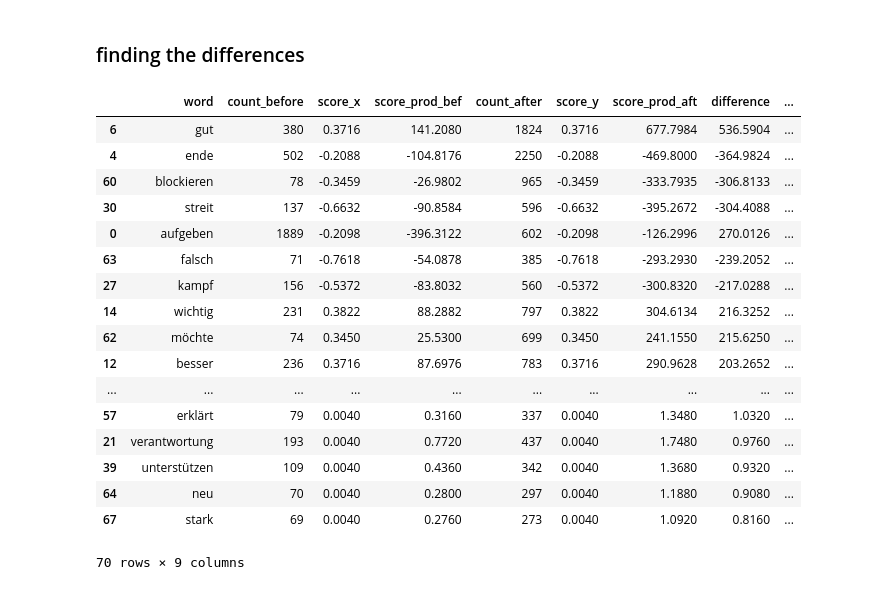
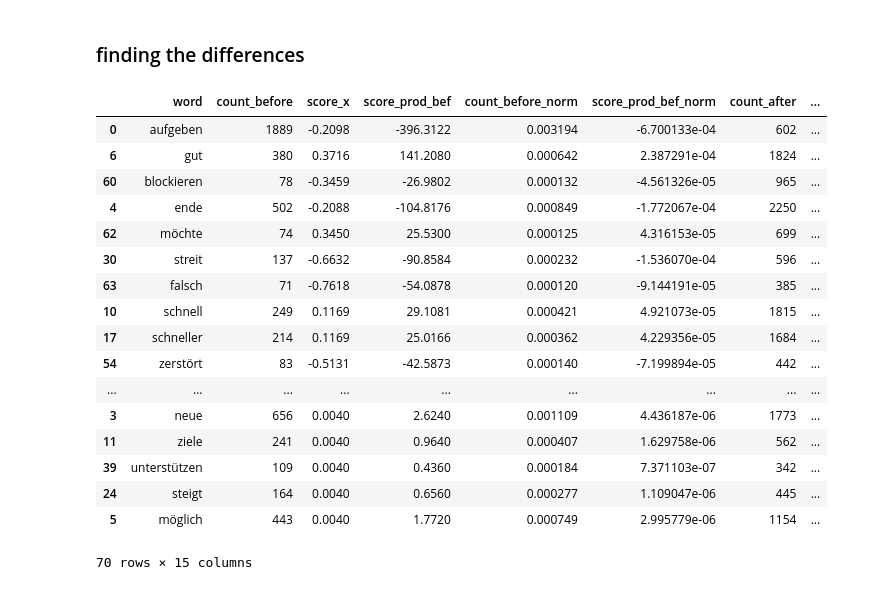
Before and after one commit to yuantinglee/twitter-discourse, a Jupyter notebook: analysis/word_shifts.ipynb, the cells around one changed output. Drawn from its saved outputs; the diff is of its cells as text; code cells hidden in the pictures.

```diff
--- a/analysis/word_shifts.ipynb
+++ b/analysis/word_shifts.ipynb
@@ -402,0 +410,3 @@ See the caveats in the documentation: http://pandas.pydata.org/pandas-docs/stabl
+# %%
+sum_after = df_sample_after['count'].sum()
+sum_after
@@ -403,3 +415,7 @@ See the caveats in the documentation: http://pandas.pydata.org/pandas-docs/stabl
 # %%
 df_sample_before_scores =  df_sample_before_scores.rename(columns={"count": "count_before", "score product": "score_prod_bef"})
 df_sample_after_scores = df_sample_after_scores.rename(columns={"count": "count_after", "score product": "score_prod_aft"})
+# %%
+df_sample_before_scores['count_before_norm'] = df_sample_before_scores['count_before']/sum_before
+df_sample_before_scores['score_prod_bef_norm'] = df_sample_before_scores['count_before_norm']*df_sample_before_scores['score']
+df_sample_before_scores
@@ -405,0 +441,4 @@ df_sample_after_scores = df_sample_after_scores.rename(columns={"count": "count_
+# %%
+df_sample_after_scores['count_after_norm'] = df_sample_after_scores['count_after']/sum_after
+df_sample_after_scores['score_prod_aft_norm'] = df_sample_after_scores['count_after_norm']*df_sample_after_scores['score']
+df_sample_after_scores
@@ -491,25 +549,28 @@ df_joined = df_sample_before_scores.merge(df_sample_after_scores, on="word")
 df_joined["difference"] = df_joined['score_prod_aft'] - df_joined['score_prod_bef']
 # %%
 df_joined["difference_abs"] = df_joined["difference"].abs()
+# %%
+df_joined["difference_norm"] = df_joined['score_prod_aft_norm'] - df_joined['score_prod_bef_norm']
+df_joined["difference_norm_abs"] = df_joined["difference_norm"].abs()
 # %%
-df_joined.sort_values(by='difference_abs', ascending=False)
+df_joined.sort_values(by='difference_norm_abs', ascending=False)
 # %% [output]
-|  | word | count_before | score_x | score_prod_bef | count_after | score_y | score_prod_aft | difference | ... |
-| 6 | gut | 380 | 0.3716 | 141.2080 | 1824 | 0.3716 | 677.7984 | 536.5904 | ... |
-| 4 | ende | 502 | -0.2088 | -104.8176 | 2250 | -0.2088 | -469.8000 | -364.9824 | ... |
-| 60 | blockieren | 78 | -0.3459 | -26.9802 | 965 | -0.3459 | -333.7935 | -306.8133 | ... |
-| 30 | streit | 137 | -0.6632 | -90.8584 | 596 | -0.6632 | -395.2672 | -304.4088 | ... |
-| 0 | aufgeben | 1889 | -0.2098 | -396.3122 | 602 | -0.2098 | -126.2996 | 270.0126 | ... |
-| 63 | falsch | 71 | -0.7618 | -54.0878 | 385 | -0.7618 | -293.2930 | -239.2052 | ... |
-| 27 | kampf | 156 | -0.5372 | -83.8032 | 560 | -0.5372 | -300.8320 | -217.0288 | ... |
-| 14 | wichtig | 231 | 0.3822 | 88.2882 | 797 | 0.3822 | 304.6134 | 216.3252 | ... |
-| 62 | möchte | 74 | 0.3450 | 25.5300 | 699 | 0.3450 | 241.1550 | 215.6250 | ... |
-| 12 | besser | 236 | 0.3716 | 87.6976 | 783 | 0.3716 | 290.9628 | 203.2652 | ... |
-| ... | ... | ... | ... | ... | ... | ... | ... | ... | ... |
-| 57 | erklärt | 79 | 0.0040 | 0.3160 | 337 | 0.0040 | 1.3480 | 1.0320 | ... |
-| 21 | verantwortung | 193 | 0.0040 | 0.7720 | 437 | 0.0040 | 1.7480 | 0.9760 | ... |
-| 39 | unterstützen | 109 | 0.0040 | 0.4360 | 342 | 0.0040 | 1.3680 | 0.9320 | ... |
-| 64 | neu | 70 | 0.0040 | 0.2800 | 297 | 0.0040 | 1.1880 | 0.9080 | ... |
-| 67 | stark | 69 | 0.0040 | 0.2760 | 273 | 0.0040 | 1.0920 | 0.8160 | ... |
+|  | word | count_before | score_x | score_prod_bef | count_before_norm | score_prod_bef_norm | count_after | ... |
+| 0 | aufgeben | 1889 | -0.2098 | -396.3122 | 0.003194 | -6.700133e-04 | 602 | ... |
+| 6 | gut | 380 | 0.3716 | 141.2080 | 0.000642 | 2.387291e-04 | 1824 | ... |
+| 60 | blockieren | 78 | -0.3459 | -26.9802 | 0.000132 | -4.561326e-05 | 965 | ... |
+| 4 | ende | 502 | -0.2088 | -104.8176 | 0.000849 | -1.772067e-04 | 2250 | ... |
+| 62 | möchte | 74 | 0.3450 | 25.5300 | 0.000125 | 4.316153e-05 | 699 | ... |
+| 30 | streit | 137 | -0.6632 | -90.8584 | 0.000232 | -1.536070e-04 | 596 | ... |
+| 63 | falsch | 71 | -0.7618 | -54.0878 | 0.000120 | -9.144191e-05 | 385 | ... |
+| 10 | schnell | 249 | 0.1169 | 29.1081 | 0.000421 | 4.921073e-05 | 1815 | ... |
+| 17 | schneller | 214 | 0.1169 | 25.0166 | 0.000362 | 4.229356e-05 | 1684 | ... |
+| 54 | zerstört | 83 | -0.5131 | -42.5873 | 0.000140 | -7.199894e-05 | 442 | ... |
+| ... | ... | ... | ... | ... | ... | ... | ... | ... |
+| 3 | neue | 656 | 0.0040 | 2.6240 | 0.001109 | 4.436187e-06 | 1773 | ... |
+| 11 | ziele | 241 | 0.0040 | 0.9640 | 0.000407 | 1.629758e-06 | 562 | ... |
+| 39 | unterstützen | 109 | 0.0040 | 0.4360 | 0.000184 | 7.371103e-07 | 342 | ... |
+| 24 | steigt | 164 | 0.0040 | 0.6560 | 0.000277 | 1.109047e-06 | 445 | ... |
+| 5 | möglich | 443 | 0.0040 | 1.7720 | 0.000749 | 2.995779e-06 | 1154 | ... |
-70 rows × 9 columns
+70 rows × 15 columns
 # %%
```
Also changed, not shown: parts of 13 cells of this notebook.
